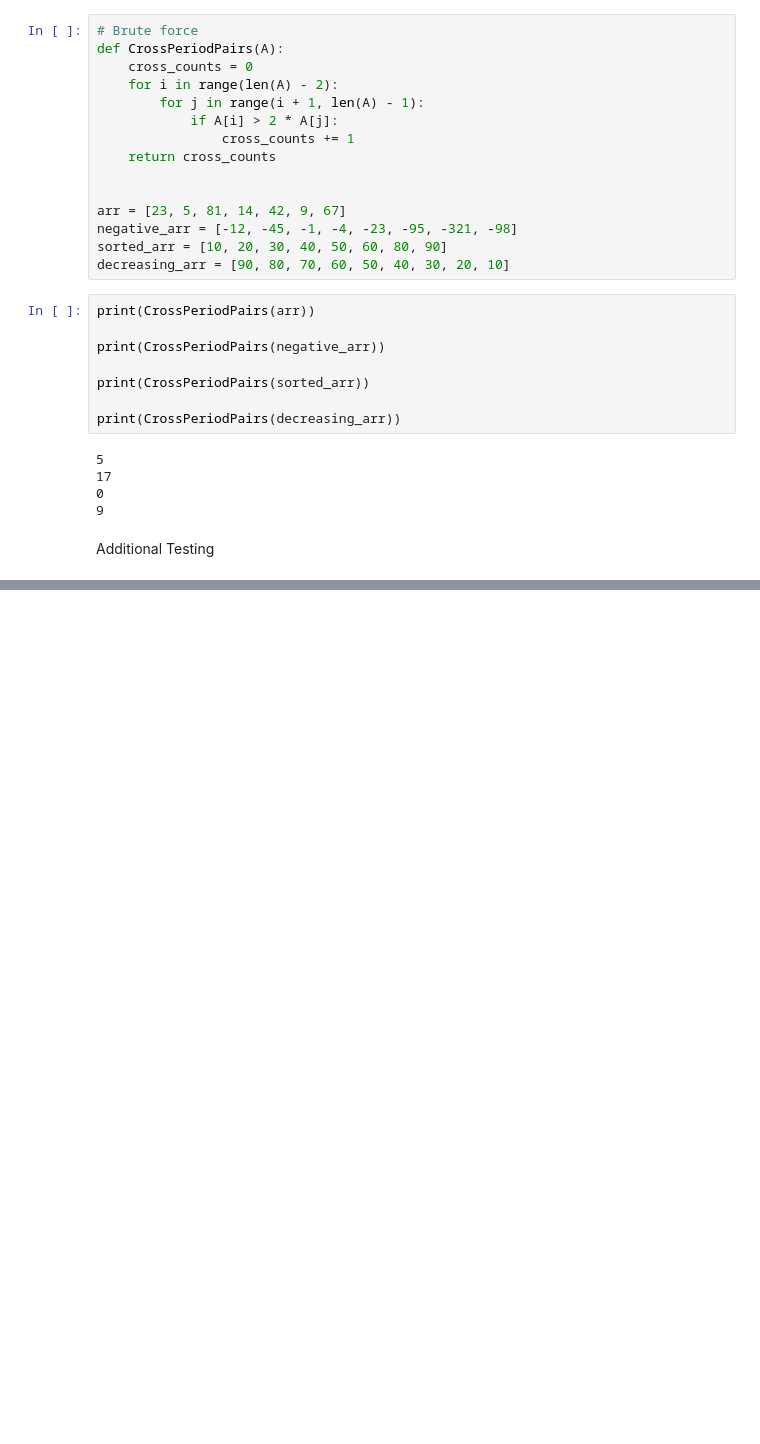
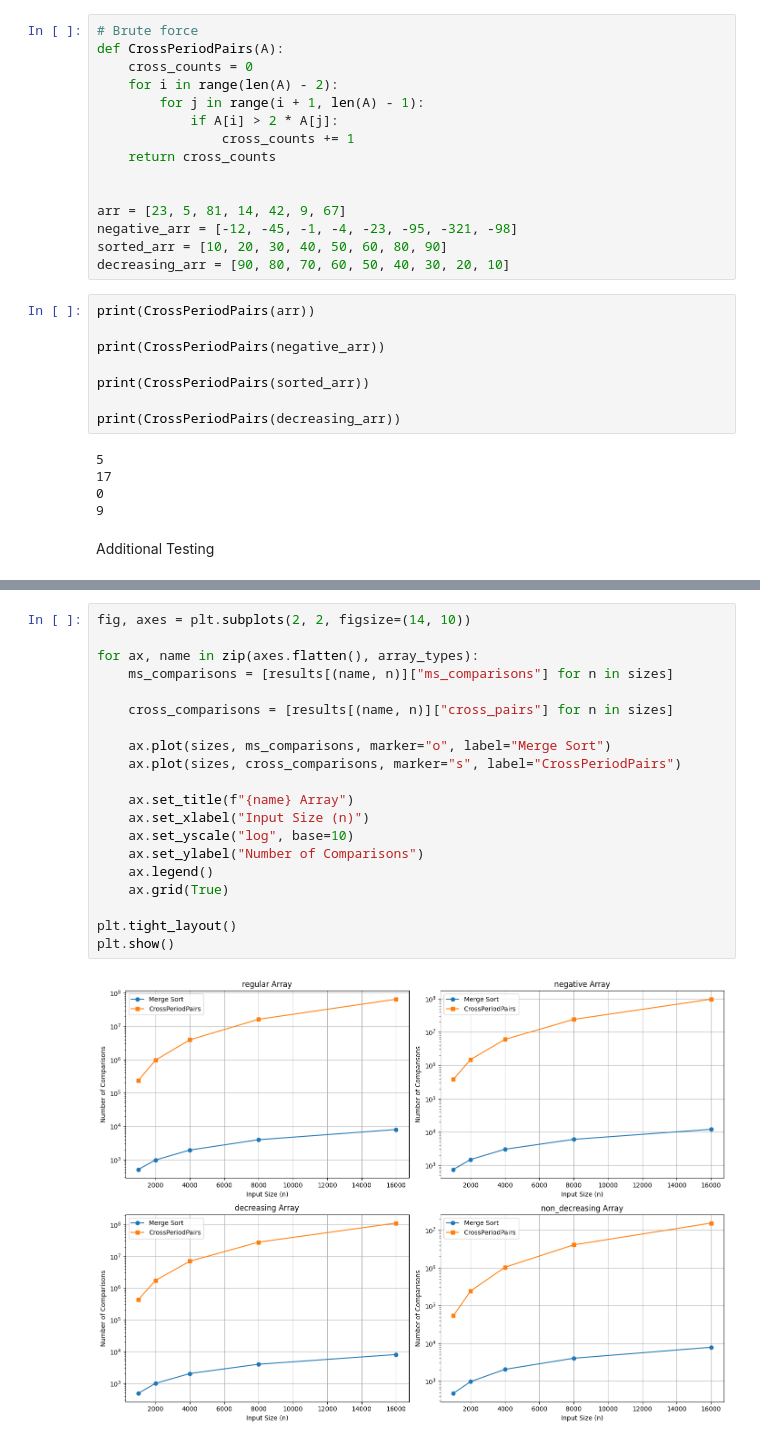
Before and after one commit to issahtiyum/ada-finals, a Jupyter notebook: final_project_sandbox.ipynb, the cells around one changed output, grey strips where cells are left out. Drawn from its saved outputs; the diff is of its cells as text; blank space fills up the shorter version.

```diff
--- a/final_project_sandbox.ipynb
+++ b/final_project_sandbox.ipynb
@@ -185,0 +237,22 @@ non_decreasing  n=16000  mergesort comparisons=8021  cross pairs=16221139
+# %%
+fig, axes = plt.subplots(2, 2, figsize=(14, 10))
+
+for ax, name in zip(axes.flatten(), array_types):
+    ms_comparisons = [results[(name, n)]["ms_comparisons"] for n in sizes]
+
+    cross_comparisons = [results[(name, n)]["cross_pairs"] for n in sizes]
+
+    ax.plot(sizes, ms_comparisons, marker="o", label="Merge Sort")
+    ax.plot(sizes, cross_comparisons, marker="s", label="CrossPeriodPairs")
+
+    ax.set_title(f"{name} Array")
+    ax.set_xlabel("Input Size (n)")
+    ax.set_yscale("log", base=10)
+    ax.set_ylabel("Number of Comparisons")
+    ax.legend()
+    ax.grid(True)
+
+plt.tight_layout()
+plt.show()
+# %% [output]
+[figure, added]
```
Also changed, not shown: parts of 2 cells of this notebook.
